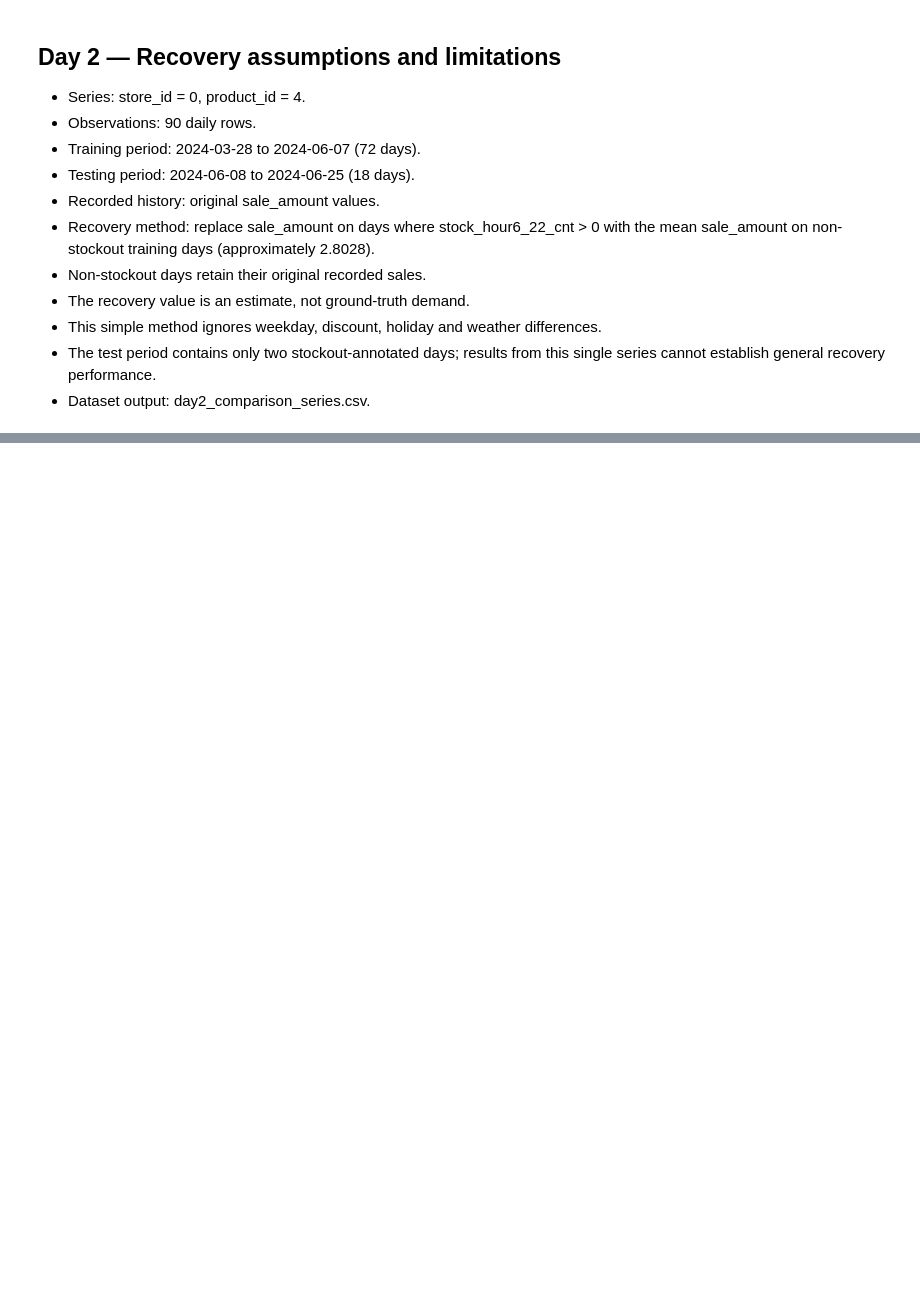
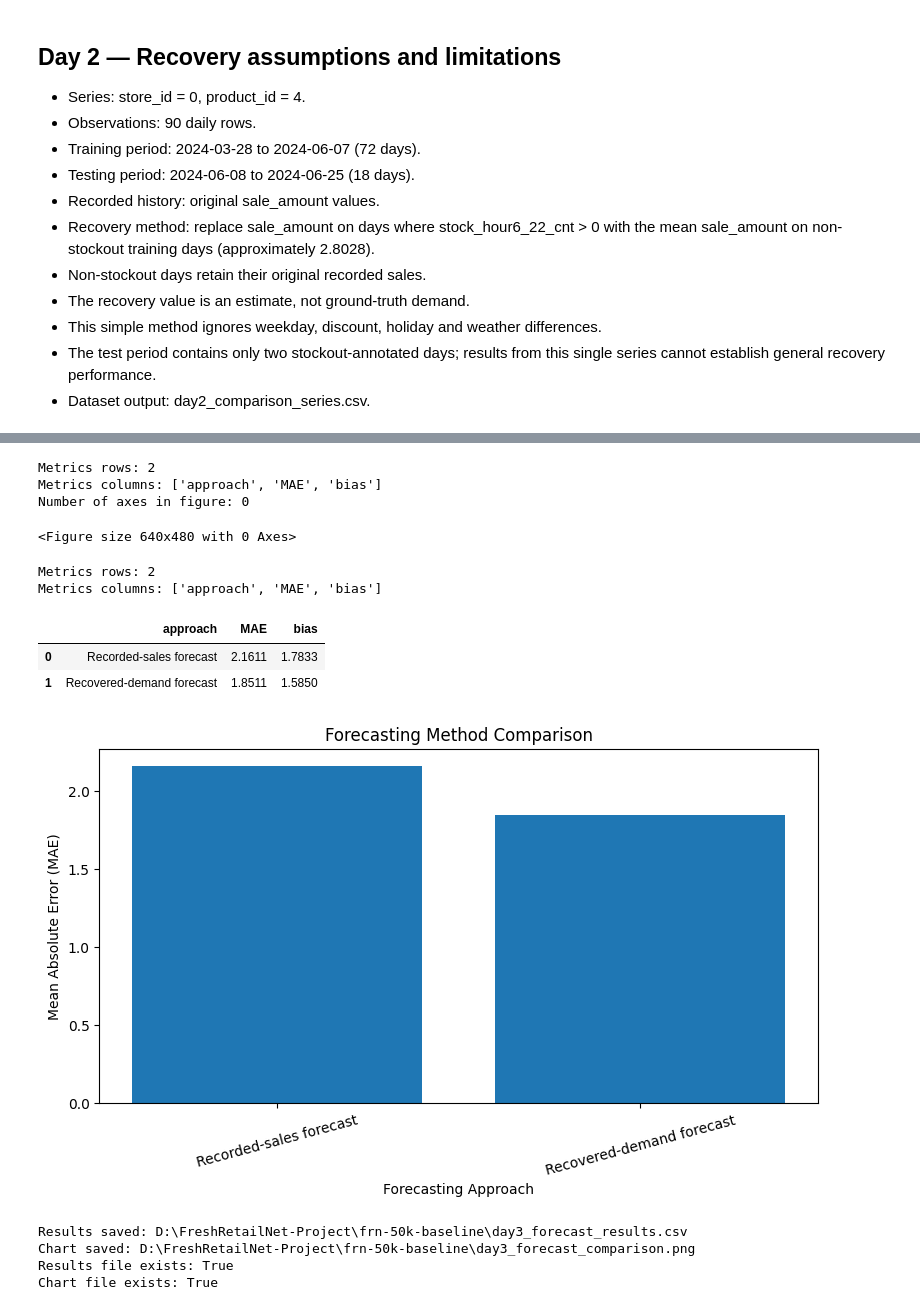
Before and after one commit to siddhivdash/frn-50k-baseline, a Jupyter notebook: day1_data_exploration.ipynb, the cells around one changed output, grey strips where cells are left out. Cells and saved outputs as stored; diff of their text form; code cells hidden in the pictures; blank space fills up the shorter version.

```diff
--- a/day1_data_exploration.ipynb
+++ b/day1_data_exploration.ipynb
@@ -913,0 +1036,57 @@ File exists: True
+# %%
+print("Metrics rows:", len(results_df))
+print("Metrics columns:", results_df.columns.tolist())
+
+fig = plt.gcf()
+print("Number of axes in figure:", len(fig.axes))
+# %% [output]
+Metrics rows: 2
+Metrics columns: ['approach', 'MAE', 'bias']
+Number of axes in figure: 0
+<Figure size 640x480 with 0 Axes>
+# %%
+from pathlib import Path
+import matplotlib.pyplot as plt
+
+# Save files in the repository root
+output_dir = Path.cwd()
+results_path = output_dir / "day3_forecast_results.csv"
+chart_path = output_dir / "day3_forecast_comparison.png"
+
+# Check and display metrics
+print("Metrics rows:", len(results_df))
+print("Metrics columns:", results_df.columns.tolist())
+display(results_df)
+
+# Save the metrics table
+results_df.to_csv(results_path, index=False)
+
+# Create a chart using the actual column names
+fig, ax = plt.subplots(figsize=(8, 5))
+
+ax.bar(results_df["approach"], results_df["MAE"])
+ax.set_title("Forecasting Method Comparison")
+ax.set_xlabel("Forecasting Approach")
+ax.set_ylabel("Mean Absolute Error (MAE)")
+ax.tick_params(axis="x", rotation=15)
+
+fig.tight_layout()
+fig.savefig(chart_path, dpi=150, bbox_inches="tight")
+plt.show()
+
+# Verify saved files
+print("\nResults saved:", results_path.resolve())
+print("Chart saved:", chart_path.resolve())
+print("Results file exists:", results_path.exists())
+print("Chart file exists:", chart_path.exists())
+# %% [output]
+Metrics rows: 2
+Metrics columns: ['approach', 'MAE', 'bias']
+|  | approach | MAE | bias |
+| 0 | Recorded-sales forecast | 2.1611 | 1.7833 |
+| 1 | Recovered-demand forecast | 1.8511 | 1.5850 |
+[figure, added]
+Results saved: D:\FreshRetailNet-Project\frn-50k-baseline\day3_forecast_results.csv
+Chart saved: D:\FreshRetailNet-Project\frn-50k-baseline\day3_forecast_comparison.png
+Results file exists: True
+Chart file exists: True
```
Also changed, not shown: parts of 4 cells of this notebook, 3 other files.
